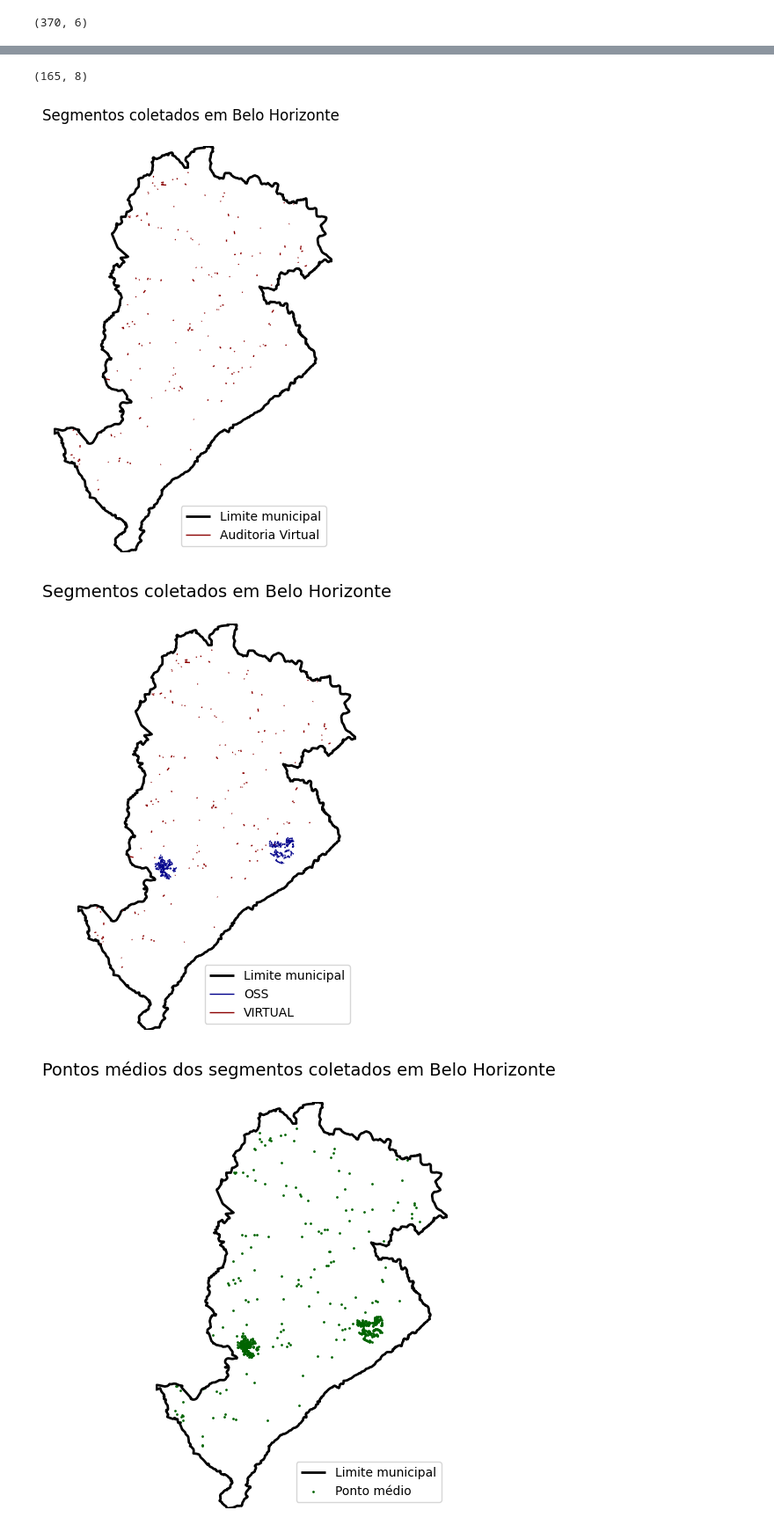
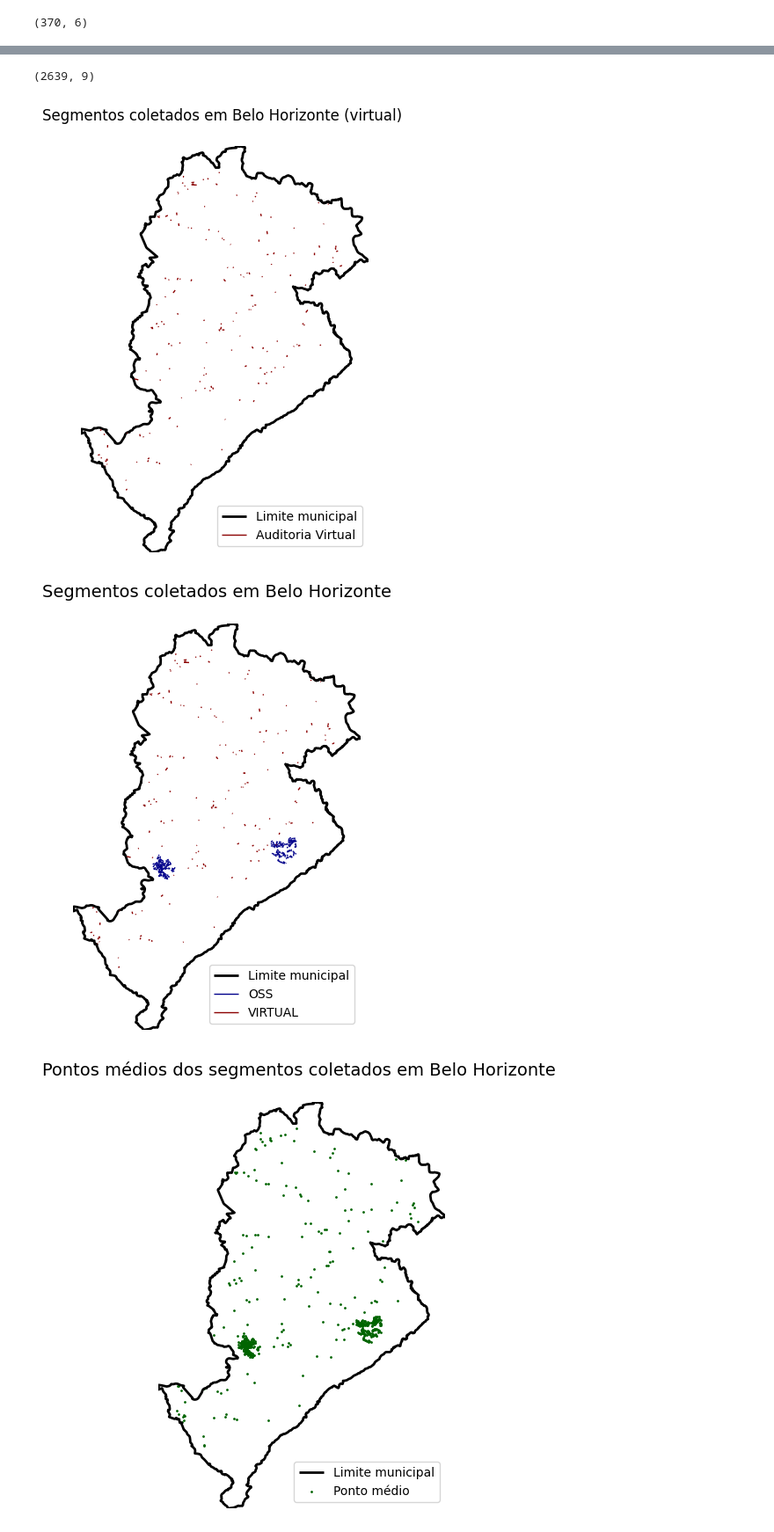
Before and after one commit to amandasmagalhaes/virtual_audit_ai, a Jupyter notebook: oss_virtual_audits.ipynb, the cells around one changed output, grey strips where cells are left out. Shown: that part at 88% size. Cells and saved outputs as stored; diff of their text form; code cells hidden in the pictures.

```diff
--- a/oss_virtual_audits.ipynb
+++ b/oss_virtual_audits.ipynb
@@ -24,16 +27,16 @@ from pyproj import Transformer
 import osmnx as ox
 # %%
 # Bancos de dados
-oss = r'C:\Users\amand\Amanda\Doutorado\Artigo indicadores OSS\Coordenadas 2025\oss_bhviva_magalhaes_29.08.2025.dta'
-virtual_completo = r'C:\Users\amand\Amanda\Analises\Auditoria Virtual\Auditoria Virtual Amostra Total - 27 cidades.dta'
+oss = r'C:\Users\amand\Amanda\GitHub\virtual_audit_ai\oss_bhviva_magalhaes_29.08.2025.dta'
+virtual = r'C:\Users\amand\Amanda\GitHub\virtual_audit_ai\Auditoria Virtual Amostra Total - 27 cidades.dta'
 
 # Leitura dos arquivos .dta como DataFrames
 oss = pd.read_stata(oss)
-virtual_completo = pd.read_stata(virtual_completo)
+virtual = pd.read_stata(virtual)
 
 # Verificar número de linhas e colunas de cada base
 print(oss.shape)
-print(virtual_completo.shape)
+print(virtual.shape)
 # %% [output]
 One or more strings in the dta file could not be decoded using utf-8, and
 so the fallback encoding of latin-1 is being used.  This can happen when a file
@@ -42,8 +45,3 @@ the string values returned are correct.
   oss = pd.read_stata(oss)
 (373, 690)
 (2639, 221)
-# %%
-# Dados da auditoria virtual apenas para Belo Horizonte (a OSS só foi coletada em Belo Horizonte, não é necessário filtrar)
-
-virtual = virtual_completo[virtual_completo['cidade'] == 'Belo Horizonte']
-virtual.shape
@@ -54,7 +50,7 @@ virtual.shape
 
 oss = oss[['setor', 'vila_entorno', 'data_obs_1', 'X_inicio', 'Y_inicio', 'X_final', 'Y_final']]
 
-virtual = virtual[['identificador', 'data_imagens', 'wkt', 'coordenadas_inicio', 'coordenadas_termino', 'coordenadas_inicio_2', 'coordenadas_termino_2']]
+virtual = virtual[['identificador', 'cidade', 'data_imagens', 'wkt', 'coordenadas_inicio', 'coordenadas_termino', 'coordenadas_inicio_2', 'coordenadas_termino_2']]
 
 print(oss.shape)
 print(virtual.shape)
@@ -160,7 +155,7 @@ virtual = virtual.rename(columns={'identificador': 'id'})
 virtual = virtual.rename(columns={'data_imagens': 'data'})
 
 virtual['id'] = virtual['id'].astype(str)
-virtual["id"] = virtual["id"].astype(str).str.replace(r"\.0$", "", regex=True)
+virtual['id'] = virtual['id'].astype(str).str.replace(r'\.0$', '', regex=True)
 
 
 def move_column(df, col_to_move, after_col):
@@ -169,53 +164,53 @@ def move_column(df, col_to_move, after_col):
     insert_at = cols.index(after_col) + 1
     cols.insert(insert_at, col_to_move)
     return df[cols]
-virtual = move_column(virtual, "wkt", "coordenadas_termino_2")
+virtual = move_column(virtual, 'wkt', 'coordenadas_termino_2')
 
-virtual.insert(virtual.columns.get_loc("coordenadas_inicio"), "field", "virtual")
+virtual.insert(virtual.columns.get_loc('coordenadas_inicio'), 'field', 'virtual')
 
 virtual.shape
 # %% [output]
-(165, 8)
+(2639, 9)
 # %%
 # Plot auditoria virtual
 
 def string_to_point(coord_str):
     if coord_str is None or pd.isna(coord_str):
         return None
-    lat_str, lon_str = coord_str.split(", ")
+    lat_str, lon_str = coord_str.split(', ')
     return float(lon_str), float(lat_str)
 
 def string_to_linestring(row):
     start = string_to_point(row['coordenadas_inicio'])
     end = string_to_point(row['coordenadas_termino'])
     if start is None or end is None:
         return None
     return LineString([start, end])
 
 virtual['geometry'] = virtual['wkt'].apply(wkt.loads)
 
-gdf_virtual = gpd.GeoDataFrame(virtual, geometry='geometry', crs="EPSG:4326")
+gdf_virtual = gpd.GeoDataFrame(virtual, geometry='geometry', crs='EPSG:4326')
 
-gdf_bh = ox.geocode_to_gdf("Belo Horizonte, Brazil")
+gdf_bh = ox.geocode_to_gdf('Belo Horizonte, Brazil')
 
 fig, ax = plt.subplots(figsize=(5, 6))
 
-gdf_bh.boundary.plot(ax=ax, edgecolor='black', linewidth=2, label="Limite municipal")
+gdf_bh.boundary.plot(ax=ax, edgecolor='black', linewidth=2, label='Limite municipal')
 
-gdf_virtual.plot(ax=ax, color='darkred', linewidth=1, alpha=1, label="Auditoria Virtual")
+gdf_virtual.plot(ax=ax, color='darkred', linewidth=1, alpha=1, label='Auditoria Virtual')
 
 xmin, ymin, xmax, ymax = gdf_bh.total_bounds
 ax.set_xlim(xmin, xmax)
 ax.set_ylim(ymin, ymax)
 
-ax.set_title("Segmentos coletados em Belo Horizonte \n", fontsize=12)
-ax.axis("off")
+ax.set_title('Segmentos coletados em Belo Horizonte (virtual) \n', fontsize=12)
+ax.axis('off')
 
-ax.legend(loc="lower right")
+ax.legend(loc='lower right')
 
 plt.show()
 # %% [output]
-[figure, old version]
+[figure, new version]
 # %%
 # Append oss e auditoria virtual
 
@@ -223,24 +218,24 @@ df = pd.concat([oss, virtual], ignore_index=True)
 # %%
 # Plot segmentos
 
-if df["geometry"].dtype == object:
+if df['geometry'].dtype == object:
     try:
-        df["geometry"] = df["geometry"].apply(wkt.loads)
+        df['geometry'] = df['geometry'].apply(wkt.loads)
     except Exception:
         pass
 
-df = gpd.GeoDataFrame(df, geometry="geometry", crs="EPSG:4326")
+df = gpd.GeoDataFrame(df, geometry='geometry', crs='EPSG:4326')
 
-gdf_bh = ox.geocode_to_gdf("Belo Horizonte, Brazil")
+gdf_bh = ox.geocode_to_gdf('Belo Horizonte, Brazil')
 
 fig, ax = plt.subplots(figsize=(5, 6))
 
-gdf_bh.boundary.plot(ax=ax, edgecolor="black", linewidth=2, label="Limite municipal")
+gdf_bh.boundary.plot(ax=ax, edgecolor='black', linewidth=2, label='Limite municipal')
 
-colors = {"oss": "darkblue", "virtual": "darkred"}
+colors = {'oss': 'darkblue', 'virtual': 'darkred'}
 
 for tipo, cor in colors.items():
-    subset = df[df["field"] == tipo]
+    subset = df[df['field'] == tipo]
     if not subset.empty:
         subset.plot(ax=ax, color=cor, linewidth=1, alpha=1, label=tipo.upper())
 
@@ -248,11 +243,11 @@ xmin, ymin, xmax, ymax = gdf_bh.total_bounds
 ax.set_xlim(xmin, xmax)
 ax.set_ylim(ymin, ymax)
 
-ax.set_title("Segmentos coletados em Belo Horizonte\n", fontsize=14)
-ax.axis("off")
-ax.legend(loc="lower right")
+ax.set_title('Segmentos coletados em Belo Horizonte\n', fontsize=14)
+ax.axis('off')
+ax.legend(loc='lower right')
 
 plt.show()
 # %% [output]
-[figure, old version]
+[figure, new version]
 # %%
```
Also changed, not shown: parts of 12 cells of this notebook, 46 other files.
